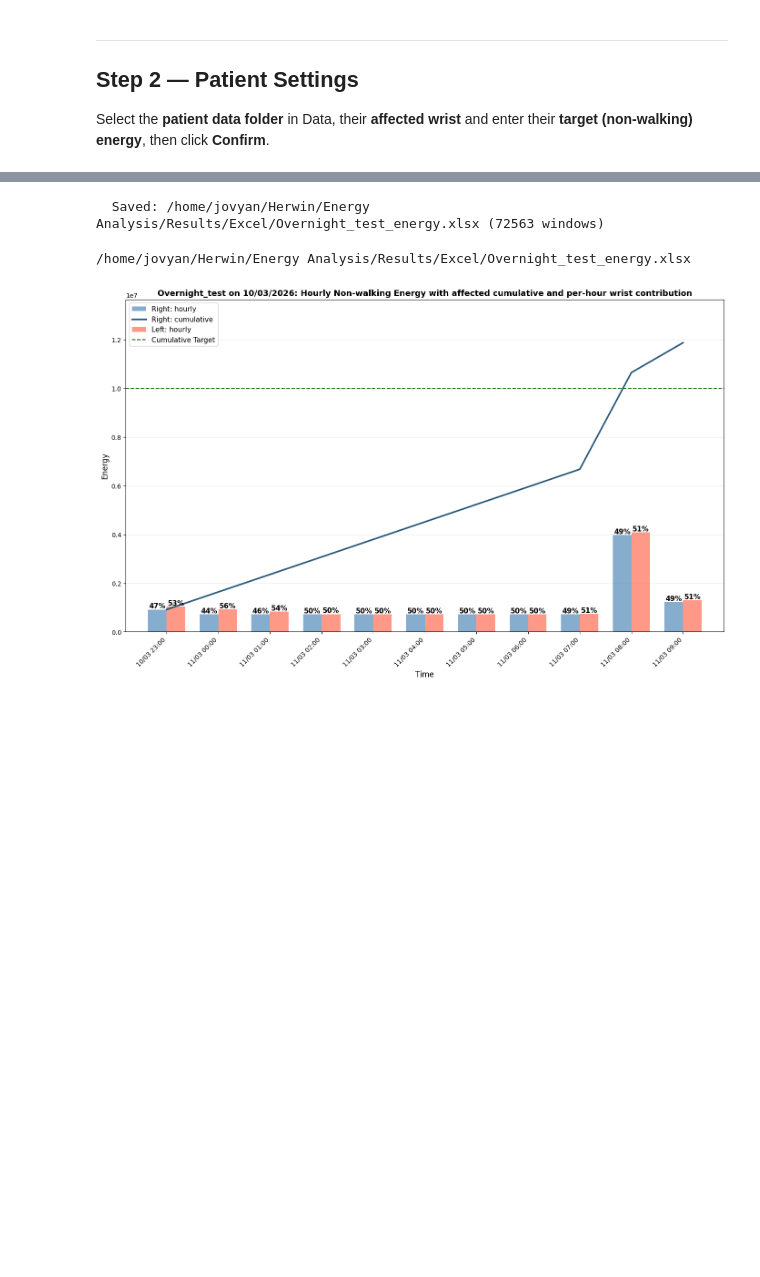
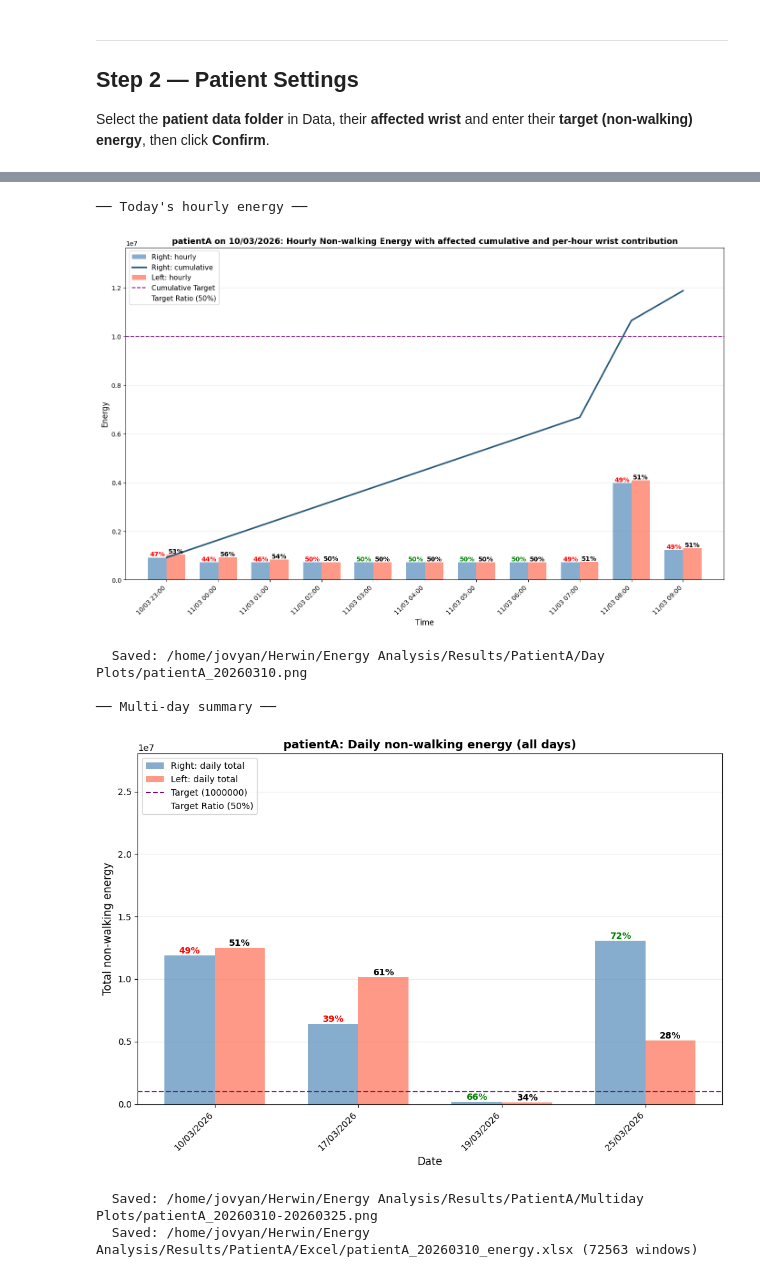
Before and after one commit to hbockenhauer/gait_detection, a Jupyter notebook: models/StrokeNet/Energy_analysis.ipynb, the cells around one changed output, grey strips where cells are left out. Saved outputs shown, nothing was run; the diff lists cells and outputs as text; code cells hidden in the pictures; blank space fills up the shorter version.

```diff
--- a/models/StrokeNet/Energy_analysis.ipynb
+++ b/models/StrokeNet/Energy_analysis.ipynb
@@ -124,24 +197,32 @@ folder.
 # %%
 if not results:
-    print("❌ No results found. Run Step 4 first.")
+    print("❌ No results found. Run Step 3 first.")
 else:
-    r = results[0] if results else None
+    r = results[0]
 
-    if r:
-        %matplotlib inline
-        plot_dir = os.path.join(RESULTS_DIR, 'Plots')
-        os.makedirs(plot_dir, exist_ok=True)
+    %matplotlib inline
 
-        hf.plot_energy_results_bar([r], plot_dir, confirmed['wrist'], confirmed['target'])
-        img_path = os.path.join(plot_dir, f"{r['subject']}_energy_bar.png")
+    # ── Plot 1: hourly bar chart for today ────────────────────────────────
+    hourly_dir = os.path.join(RESULTS_DIR, confirmed['patient'], 'Day Plots')
+    os.makedirs(hourly_dir, exist_ok=True)
+    print("── Today\'s hourly energy ──")
+    hf.plot_energy_results_bar([r], hourly_dir, confirmed['wrist'], confirmed['target'], confirmed['target_ratio'])
 
-        # Prepare Excel Link
-        out_dir = os.path.join(RESULTS_DIR, 'Excel')
-        hf.save_subject_excel(r, out_dir, confirmed['wrist'], confirmed['target'])
-        xlsx_path = os.path.join(out_dir, f"{r['subject']}_energy.xlsx")
-    else:
-        print(f"❌ Result for '{confirmed['subject']}' not found.")
+    # ── Plot 2: multi-day summary (loads cache, no reprocessing) ─────────
+    multiday_dir = os.path.join(RESULTS_DIR, confirmed['patient'], 'Multiday Plots')
+    print("\n── Multi-day summary ──")
+    hf.plot_multiday(confirmed['patient_folder'], multiday_dir, n_days=confirmed['n_days'], target_ratio = confirmed['target_ratio'])
+
+    # ── Excel export ──────────────────────────────────────────────────────
+    excel_dir = os.path.join(RESULTS_DIR, confirmed['patient'], 'Excel')
+    hf.save_subject_excel(r, excel_dir, confirmed['wrist'], confirmed['target'], confirmed['target_ratio'])
+    xlsx_path = os.path.join(excel_dir, f"{confirmed['day']}_energy.xlsx")
 # %% [output]
-  Saved: /home/jovyan/Herwin/Energy Analysis/Results/Excel/Overnight_test_energy.xlsx (72563 windows)
+── Today's hourly energy ──
+[figure, new version]
-/home/jovyan/Herwin/Energy Analysis/Results/Excel/Overnight_test_energy.xlsx
+  Saved: /home/jovyan/Herwin/Energy Analysis/Results/PatientA/Day Plots/patientA_20260310.png
+
+── Multi-day summary ──
-[figure, old version]
+[figure, added]
+  Saved: /home/jovyan/Herwin/Energy Analysis/Results/PatientA/Multiday Plots/patientA_20260310-20260325.png
+  Saved: /home/jovyan/Herwin/Energy Analysis/Results/PatientA/Excel/patientA_20260310_energy.xlsx (72563 windows)
```
Also changed, not shown: parts of 8 cells of this notebook, 5 other files.
